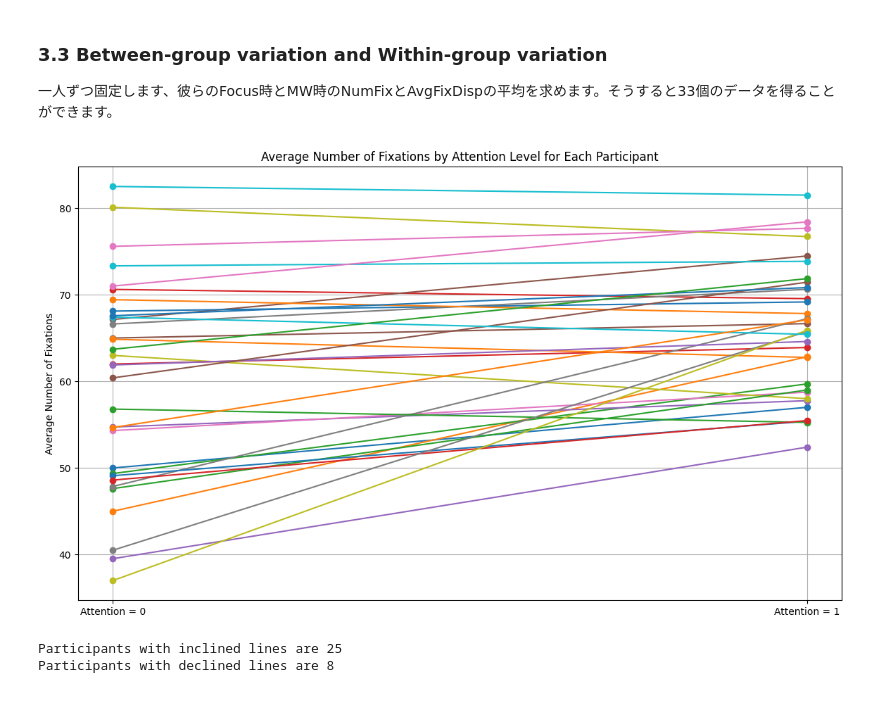
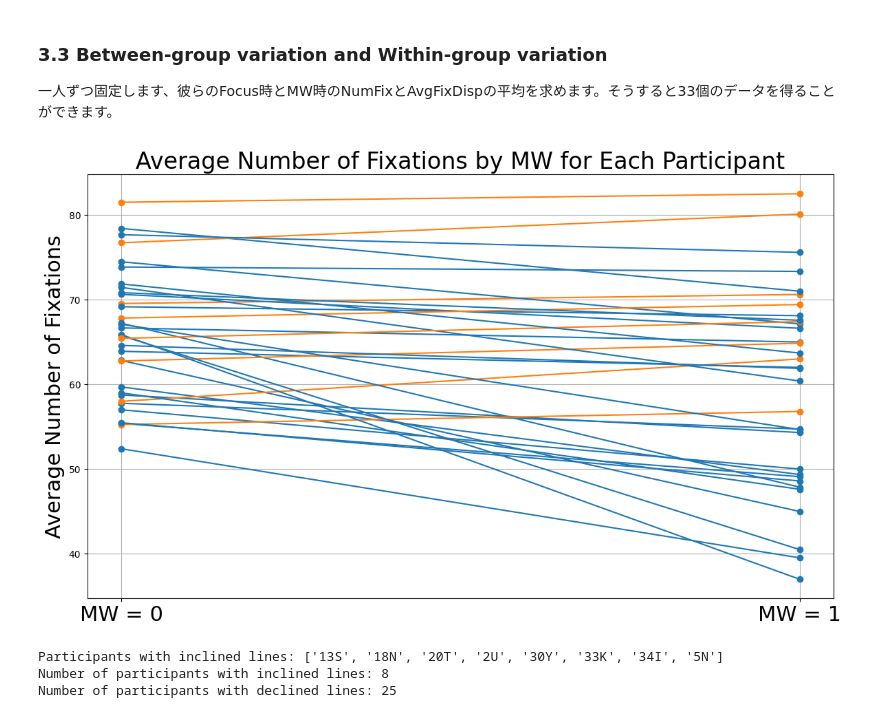
Before and after one commit to shiroyang/Mind-Wandering-Exp, a Jupyter notebook: Analysis/Summary/FreeViewing/Code/visualize_summary.ipynb, the cells around one changed output. Saved outputs shown, nothing was run; the diff lists cells and outputs as text; code cells hidden in the pictures.

```diff
--- a/Analysis/Summary/FreeViewing/Code/visualize_summary.ipynb
+++ b/Analysis/Summary/FreeViewing/Code/visualize_summary.ipynb
@@ -600,44 +706,52 @@ plt.show()
 # %%
 import pandas as pd
 import matplotlib.pyplot as plt
 
-# Load the data
+# データをロード
 file_path = '../../../../Analysis/Summary/FreeViewing/Data/FreeViewing_Summary_30sec.csv'
 df = pd.read_csv(file_path)
 blacklist = ["22K", "25I", "29N", "39Y", "8I", "32S", "37T"]
 df = df[~df['Participant'].isin(blacklist)]
 
-# Group by Participant and Attention, and calculate average NumFix
-avg_numfix = df.groupby(['Participant', 'Attention'])['NumFix'].mean().unstack()
+# ParticipantとAttentionでグループ化し、平均NumFixを計算
+avg_numfix = df.groupby(['Participant', 'MW'])['NumFix'].mean().unstack()
 
 avg_numfix.reset_index(inplace=True)
 
-# Plotting
+# プロット
 fig, ax = plt.subplots(figsize=(14, 8))
+inclined_participants = []  # 傾斜のあるParticipantのリスト
 for _, row in avg_numfix.iterrows():
-    ax.plot([0, 1], [row[0], row[1]], marker='o', linestyle='-')
+    if row[1] > row[0]:
+        color = 'C1'  # デフォルトの2番目の色（通常はオレンジ）
+        inclined_participants.append(row['Participant'])
+    else:
+        color = 'C0'  # デフォルトの1番目の色（通常は青）
+    ax.plot([0, 1], [row[0], row[1]], marker='o', linestyle='-', color=color)
 
 ax.set_xticks([0, 1])
-ax.set_xticklabels(['Attention = 0', 'Attention = 1'])
-ax.set_ylabel('Average Number of Fixations')
-ax.set_title('Average Number of Fixations by Attention Level for Each Participant')
+ax.set_xticklabels(['MW = 0', 'MW = 1'], fontsize=22)
+ax.set_ylabel('Average Number of Fixations', fontsize=22)
+ax.set_title('Average Number of Fixations by MW for Each Participant', fontsize=24)
 
-# Analyze the trend (inclined if Attention 1 > Attention 0, otherwise declined)
+# 傾向の分析（Attention 1 > Attention 0の場合はinclined、それ以外はdeclined）
 trends = (avg_numfix[1] > avg_numfix[0]).value_counts()
 
-# Display the trend count
+# 傾向数を表示
 inclined = trends.get(True, 0)
 declined = trends.get(False, 0)
 
 plt.grid(True)
 plt.show()
 
-print(f"Participants with inclined lines are {inclined}")
-print(f"Participants with declined lines are {declined}")
+print(f"Participants with inclined lines: {inclined_participants}")
+print(f"Number of participants with inclined lines: {inclined}")
+print(f"Number of participants with declined lines: {declined}")
 # %% [output]
-[figure, old version]
+[figure, new version]
-Participants with inclined lines are 25
-Participants with declined lines are 8
+Participants with inclined lines: ['13S', '18N', '20T', '2U', '30Y', '33K', '34I', '5N']
+Number of participants with inclined lines: 8
+Number of participants with declined lines: 25
 # %%
 import pandas as pd
 import matplotlib.pyplot as plt
```
Also changed, not shown: parts of 18 cells of this notebook, 19 other files.
